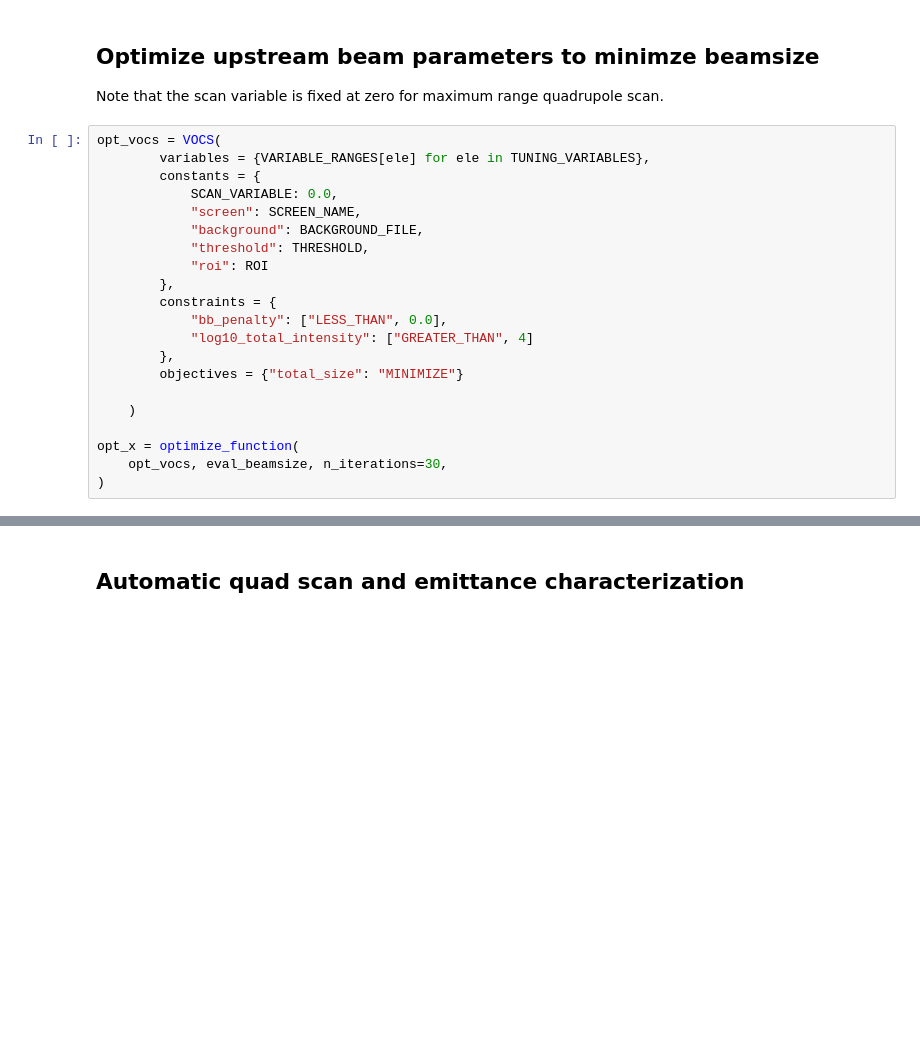
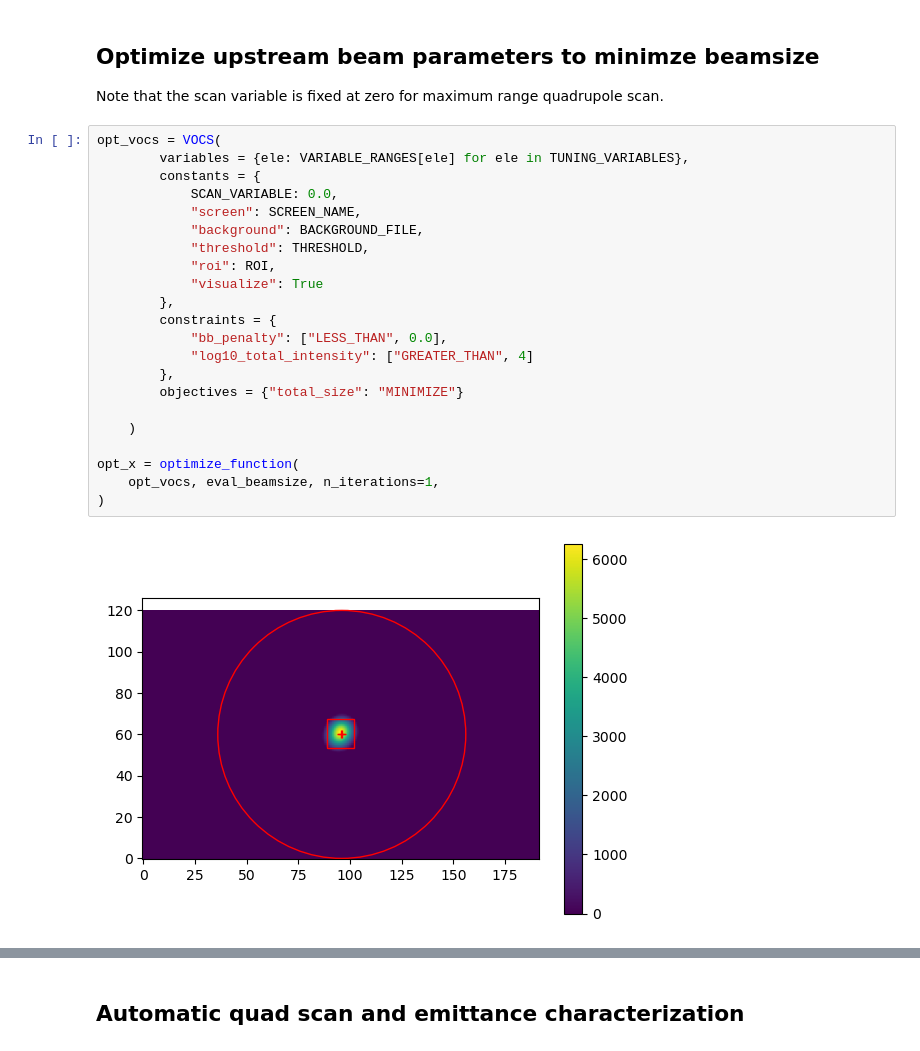
Before and after one commit to t-bz/SLAC_Xopt, a Jupyter notebook: lcls_ii/emittance/automatic_emittance/automatic_emittance_measurement.ipynb, the cells around one changed output, grey strips where cells are left out. Saved outputs shown, nothing was run; the diff lists cells and outputs as text; blank space fills up the shorter version.

```diff
--- a/lcls_ii/emittance/automatic_emittance/automatic_emittance_measurement.ipynb
+++ b/lcls_ii/emittance/automatic_emittance/automatic_emittance_measurement.ipynb
@@ -50,22 +59,25 @@ def eval_beamsize(input_dict):
 Note that the scan variable is fixed at zero for maximum range quadrupole scan.
 # %%
 opt_vocs = VOCS(
-        variables = {VARIABLE_RANGES[ele] for ele in TUNING_VARIABLES},
+        variables = {ele: VARIABLE_RANGES[ele] for ele in TUNING_VARIABLES},
         constants = {
             SCAN_VARIABLE: 0.0,
             "screen": SCREEN_NAME,
             "background": BACKGROUND_FILE,
             "threshold": THRESHOLD,
-            "roi": ROI
+            "roi": ROI,
+            "visualize": True
         },
         constraints = {
             "bb_penalty": ["LESS_THAN", 0.0],
             "log10_total_intensity": ["GREATER_THAN", 4]
         },
         objectives = {"total_size": "MINIMIZE"}
 
     )
 
 opt_x = optimize_function(
-    opt_vocs, eval_beamsize, n_iterations=30,
+    opt_vocs, eval_beamsize, n_iterations=1,
 )
+# %% [output]
+[figure, added]
```
Also changed, not shown: parts of 9 cells of this notebook, 4 other files.
